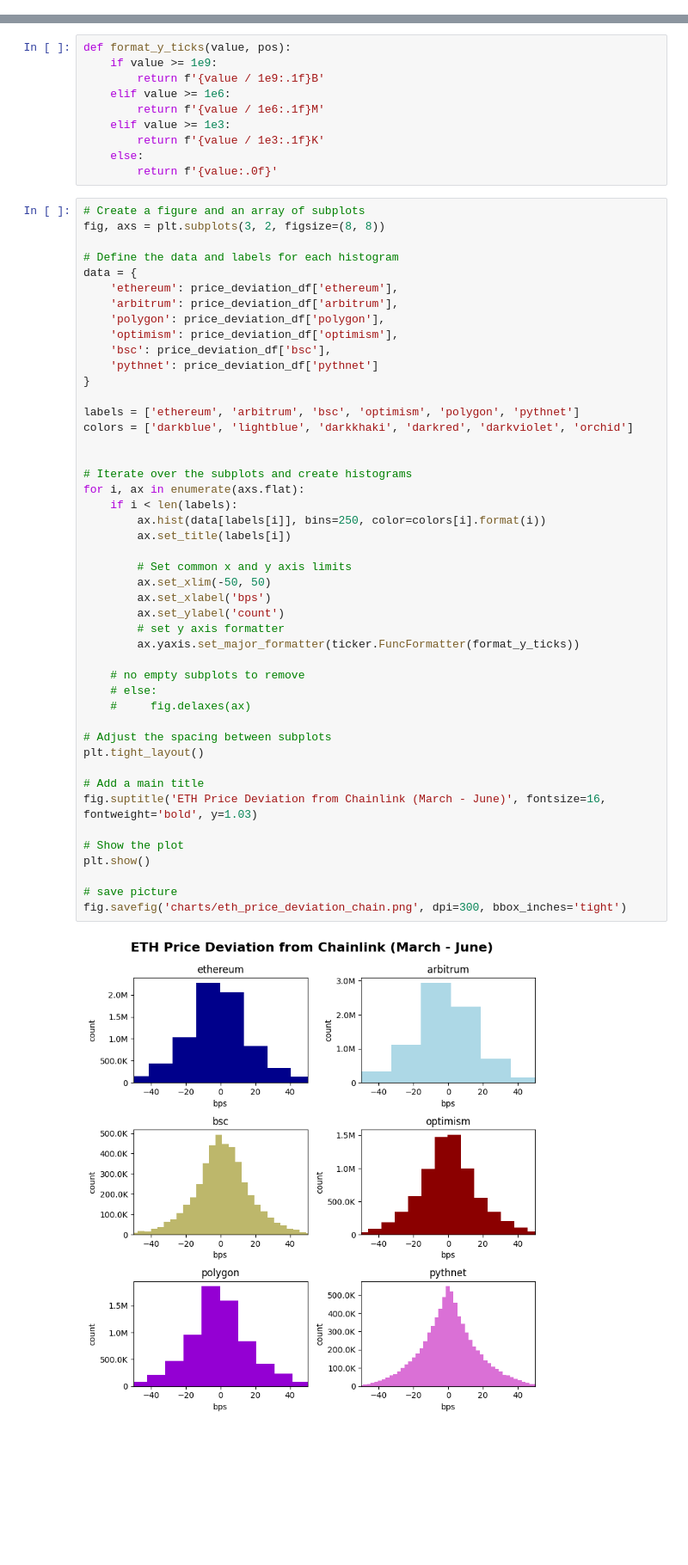
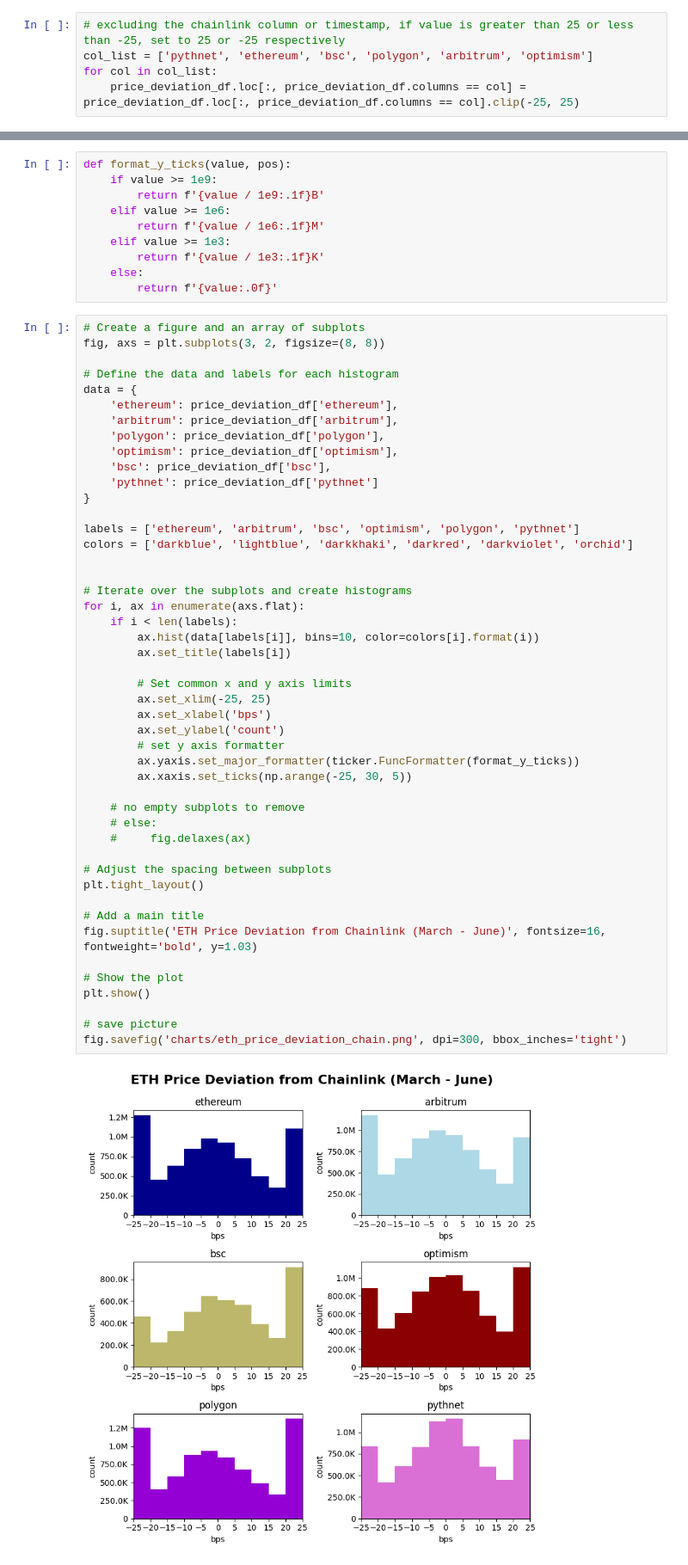
Before and after one commit to Evan-Kim2028/cross_chain_dexes, a Jupyter notebook: eth_deviation_chainlink.ipynb, the cells around one changed output, grey strips where cells are left out. Shown: that part at 86% size. Saved outputs shown, nothing was run; the diff lists cells and outputs as text; blank space fills up the shorter version.

```diff
--- a/eth_deviation_chainlink.ipynb
+++ b/eth_deviation_chainlink.ipynb
@@ -185,0 +188,5 @@ price_deviation_df.head(10)
+# %%
+# excluding the chainlink column or timestamp, if value is greater than 25 or less than -25, set to 25 or -25 respectively
+col_list = ['pythnet', 'ethereum', 'bsc', 'polygon', 'arbitrum', 'optimism']
+for col in col_list:
+    price_deviation_df.loc[:, price_deviation_df.columns == col] = price_deviation_df.loc[:, price_deviation_df.columns == col].clip(-25, 25)
@@ -214,33 +239,34 @@ labels = ['ethereum', 'arbitrum', 'bsc', 'optimism', 'polygon', 'pythnet']
 colors = ['darkblue', 'lightblue', 'darkkhaki', 'darkred', 'darkviolet', 'orchid']
 
 
 # Iterate over the subplots and create histograms
 for i, ax in enumerate(axs.flat):
     if i < len(labels):
-        ax.hist(data[labels[i]], bins=250, color=colors[i].format(i))
+        ax.hist(data[labels[i]], bins=10, color=colors[i].format(i))
         ax.set_title(labels[i])
 
         # Set common x and y axis limits
-        ax.set_xlim(-50, 50)
+        ax.set_xlim(-25, 25)
         ax.set_xlabel('bps')
         ax.set_ylabel('count')
         # set y axis formatter
         ax.yaxis.set_major_formatter(ticker.FuncFormatter(format_y_ticks))
+        ax.xaxis.set_ticks(np.arange(-25, 30, 5))
 
     # no empty subplots to remove
     # else:
     #     fig.delaxes(ax)
 
 # Adjust the spacing between subplots
 plt.tight_layout()
 
 # Add a main title
 fig.suptitle('ETH Price Deviation from Chainlink (March - June)', fontsize=16, fontweight='bold', y=1.03)
 
 # Show the plot
 plt.show()
 
 # save picture
 fig.savefig('charts/eth_price_deviation_chain.png', dpi=300, bbox_inches='tight')
 # %% [output]
-[figure, old version]
+[figure, new version]
```
Also changed, not shown: parts of 4 cells of this notebook, 1 other file.
